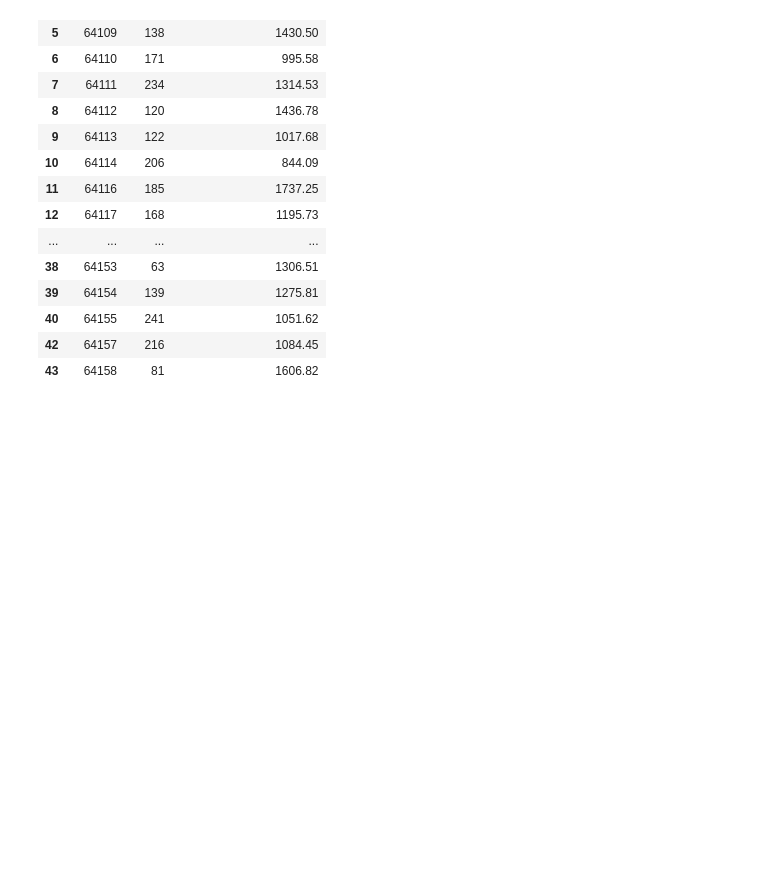
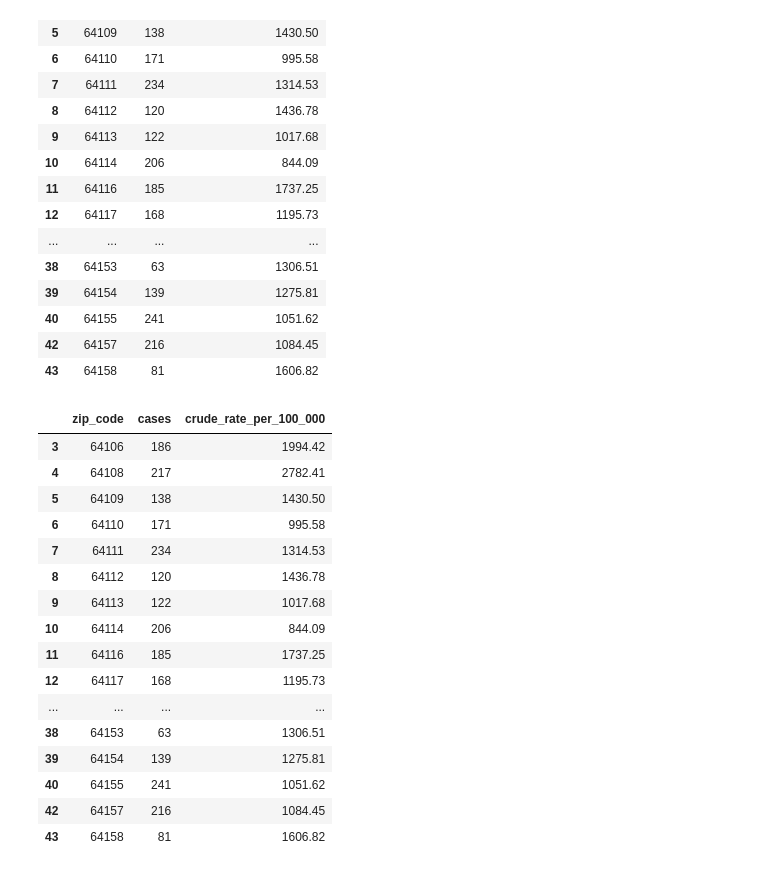
Before and after one commit to CecilyGriffin/CrimeVSCOVID-KC, a Jupyter notebook: Data Cleaning/COVID_API_Cleaning.ipynb, the cells around one changed output. Cells and saved outputs as stored; diff of their text form; code cells hidden in the pictures; blank space fills up the shorter version.

```diff
--- a/Data Cleaning/COVID_API_Cleaning.ipynb
+++ b/Data Cleaning/COVID_API_Cleaning.ipynb
@@ -87,4 +78,6 @@ NewCovid
 | 40 | 64155 | 241 | 1051.62 |
 | 42 | 64157 | 216 | 1084.45 |
 | 43 | 64158 | 81 | 1606.82 |
+# %%
+NewCovidData = NewCovid.rename(columns={"zipcode": "zip_code"})
 # %%
@@ -91,0 +85,20 @@ resultsdataframe.to_csv('NewCOVID.csv')
+# %%
+NewCovidData
+# %% [output]
+|  | zip_code | cases | crude_rate_per_100_000 |
+| 3 | 64106 | 186 | 1994.42 |
+| 4 | 64108 | 217 | 2782.41 |
+| 5 | 64109 | 138 | 1430.50 |
+| 6 | 64110 | 171 | 995.58 |
+| 7 | 64111 | 234 | 1314.53 |
+| 8 | 64112 | 120 | 1436.78 |
+| 9 | 64113 | 122 | 1017.68 |
+| 10 | 64114 | 206 | 844.09 |
+| 11 | 64116 | 185 | 1737.25 |
+| 12 | 64117 | 168 | 1195.73 |
+| ... | ... | ... | ... |
+| 38 | 64153 | 63 | 1306.51 |
+| 39 | 64154 | 139 | 1275.81 |
+| 40 | 64155 | 241 | 1051.62 |
+| 42 | 64157 | 216 | 1084.45 |
+| 43 | 64158 | 81 | 1606.82 |
```
Also changed, not shown: parts of 2 cells of this notebook, 2 other files.
